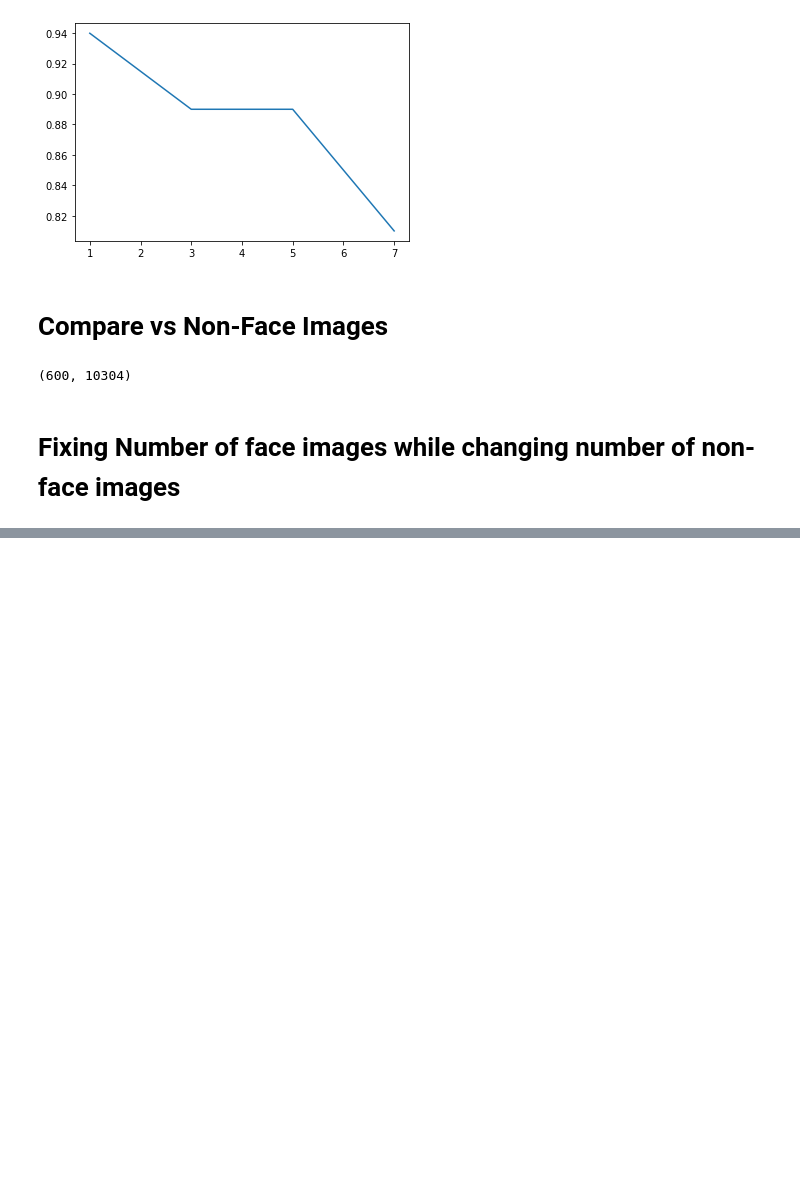
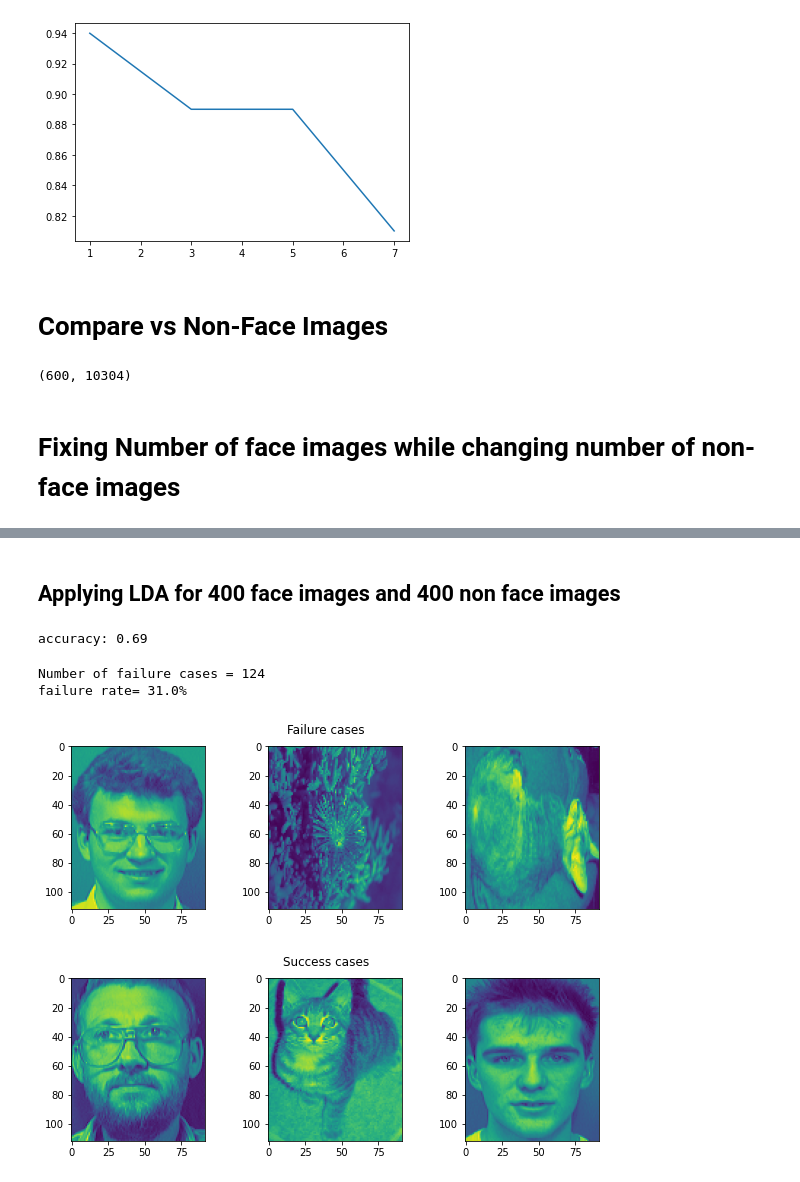
Before and after one commit to SeifTahtawy/Face-Recognition, a Jupyter notebook: 7152-6825_FaceRecognition.ipynb, the cells around one changed output, grey strips where cells are left out. Saved outputs shown, nothing was run; the diff lists cells and outputs as text; code cells hidden in the pictures; blank space fills up the shorter version.

```diff
--- a/7152-6825_FaceRecognition.ipynb
+++ b/7152-6825_FaceRecognition.ipynb
@@ -265,0 +345,2 @@ len(accuracies_nonfaces)
+# %% [markdown]
+## Applying LDA for 400 face images and 400 non face images
@@ -265,0 +349,40 @@ len(accuracies_nonfaces)
+# %%
+Ss=within_class_scatter(new_X_train1,means,2,200)
+# %%
+U,E_values=LDA(Ss,B,2)
+# %%
+#projecting
+# Centering the data
+new_Z_train,new_Z_test = center_data(new_X_train1,new_X_test1)
+#projecting training and test sets on U
+new_Train_projected=np.dot(U.T,new_Z_train.T)
+new_Test_projected=np.dot(U.T,new_Z_test.T)
+# %%
+accuracy_LDA_nonFaces,prediction_LDA = knn(new_Train_projected,new_Y_train1, new_Test_projected, new_Y_test1,1)
+print(f"accuracy: {accuracy_LDA_nonFaces}")
+# %% [output]
+accuracy: 0.69
+# %%
+comparison=prediction_LDA.reshape(400,1) == new_Y_test1
+index_of_false = np.array(np.where(np.any(comparison == False, axis=1)))
+index_of_true=np.array(np.where(np.any(comparison == True, axis=1)))
+num_of_false = index_of_false.shape[1]
+print("Number of failure cases = " + str(num_of_false))
+print("failure rate= "+str((num_of_false/400)*100)+"%")
+plt.figure(figsize=(10,3))
+for j in range(1,4):
+    plt.subplot(1,3,j)
+    index=random.choice(index_of_false[0])
+    plt.suptitle("Failure cases")
+    plt.imshow(new_X_test[index].reshape(112,92))
+plt.figure(figsize=(10,3))
+for j in range(1,4):
+    plt.subplot(1,3,j)
+    index=random.choice(index_of_true[0])
+    plt.suptitle("Success cases")
+    plt.imshow(new_X_test[index].reshape(112,92))
+# %% [output]
+Number of failure cases = 124
+failure rate= 31.0%
+[figure, added]
+[figure, added]
```
Also changed, not shown: parts of 27 cells of this notebook.
